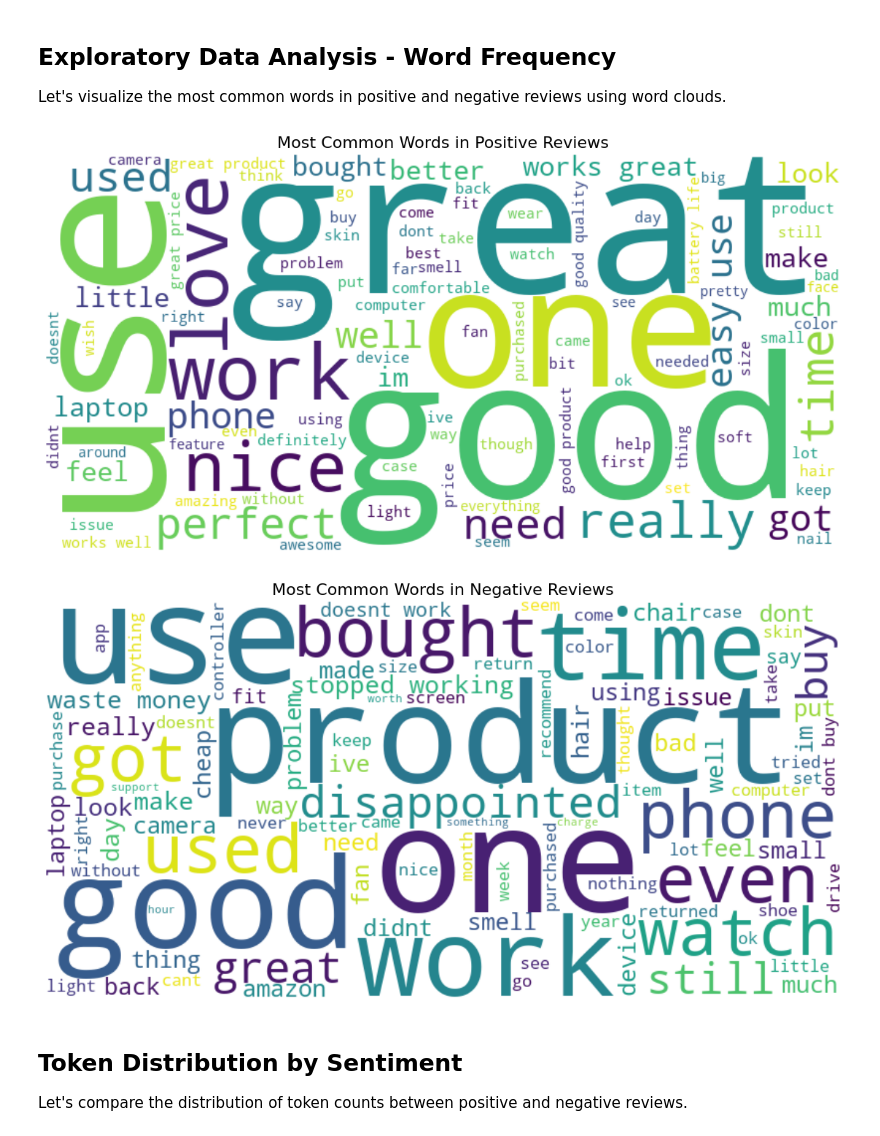
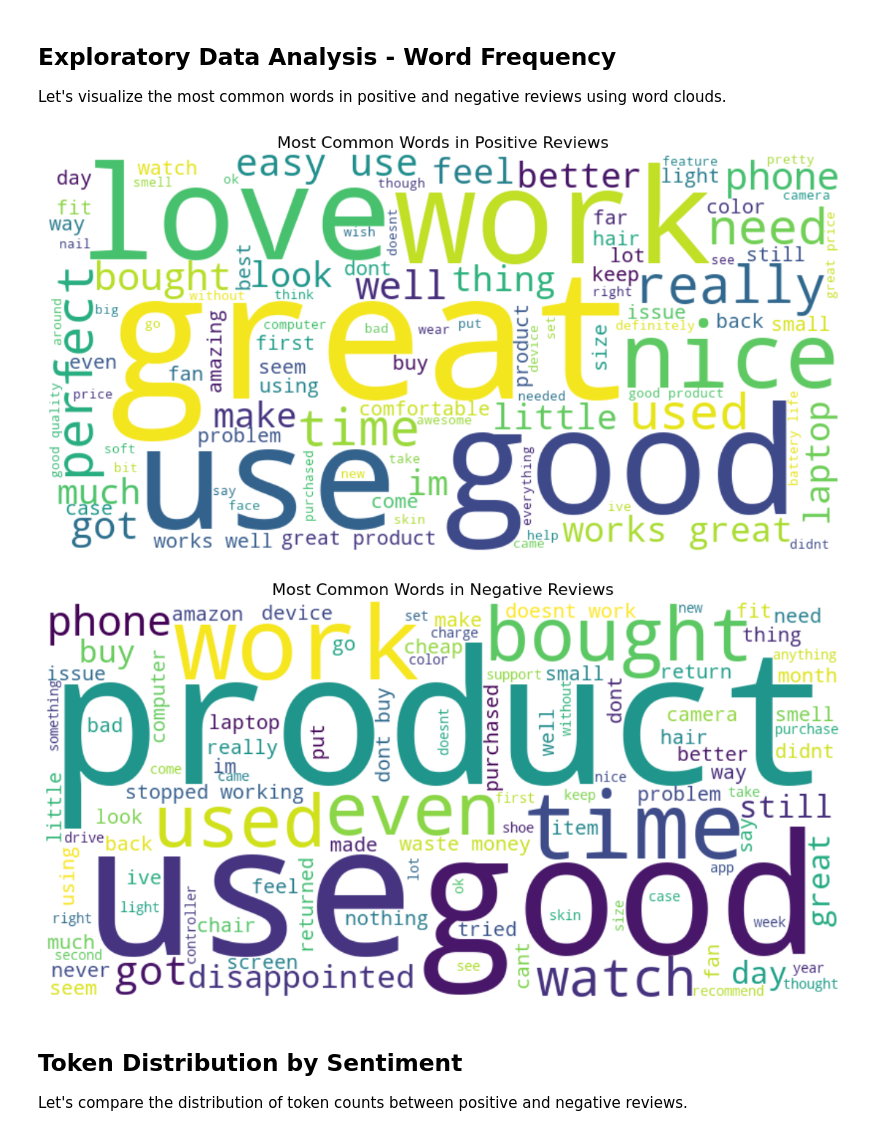
Before and after one commit to Yusufpek/BBM409, a Jupyter notebook: assignment3.ipynb, the cells around one changed output. Drawn from its saved outputs; the diff is of its cells as text; code cells hidden in the pictures.

```diff
--- a/assignment3.ipynb
+++ b/assignment3.ipynb
@@ -151,7 +151,7 @@ STOPWORDS = [
     "in", "out", "on", "off", "over", "under", "again", "further", "then", "once", "here",
     "there", "when", "where", "why", "how", "all", "any", "both", "each", "few", "more",
     "most", "other", "some", "such", "no", "nor", "not", "only", "own", "same", "so",
-    "than", "too", "very", "s", "t", "can", "will", "just", "don", "should", "now"
+    "than", "too", "very", "s", "t", "can", "will", "just", "don", "should", "now", "one"
 ]
 stopwords_pattern = r'\b(' + '|'.join(STOPWORDS) + r')\b'
 
@@ -232,33 +232,34 @@ Let's visualize the most common words in positive and negative reviews using wor
 # %%
 # Function to create a word cloud from tokens
 def generate_wordcloud(tokens_list, title):
     # Combine all tokens into a single text
     text = ' '.join([' '.join(tokens) for tokens in tokens_list])
 
     # Create WordCloud
-    wordcloud = WordCloud(width=800, height=400,
-                            background_color='white',
-                            max_words=100,
-                            colormap='viridis',
-                            contour_width=1).generate(text)
+    wordcloud = WordCloud(
+        width=800, height=400,
+        background_color='white',
+        max_words=100,
+        colormap='viridis',
+        contour_width=1).generate(text)
 
     # Display the Word Cloud
     plt.figure(figsize=(12, 6))
     plt.imshow(wordcloud, interpolation='bilinear')
     plt.axis('off')
     plt.title(title, fontsize=16)
     plt.tight_layout()
     plt.show()
 
 # Generate word clouds for positive and negative reviews
 positive_tokens = binary_df[binary_df['sentiment'] == 1]['tokens']
 negative_tokens = binary_df[binary_df['sentiment'] == 0]['tokens']
 
 generate_wordcloud(positive_tokens, 'Most Common Words in Positive Reviews')
 generate_wordcloud(negative_tokens, 'Most Common Words in Negative Reviews')
 # %% [output]
-[figure, old version]
+[figure, new version]
-[figure, old version]
+[figure, new version]
 # %% [markdown]
 ## Token Distribution by Sentiment
 
```
Also changed, not shown: parts of 15 cells of this notebook.
